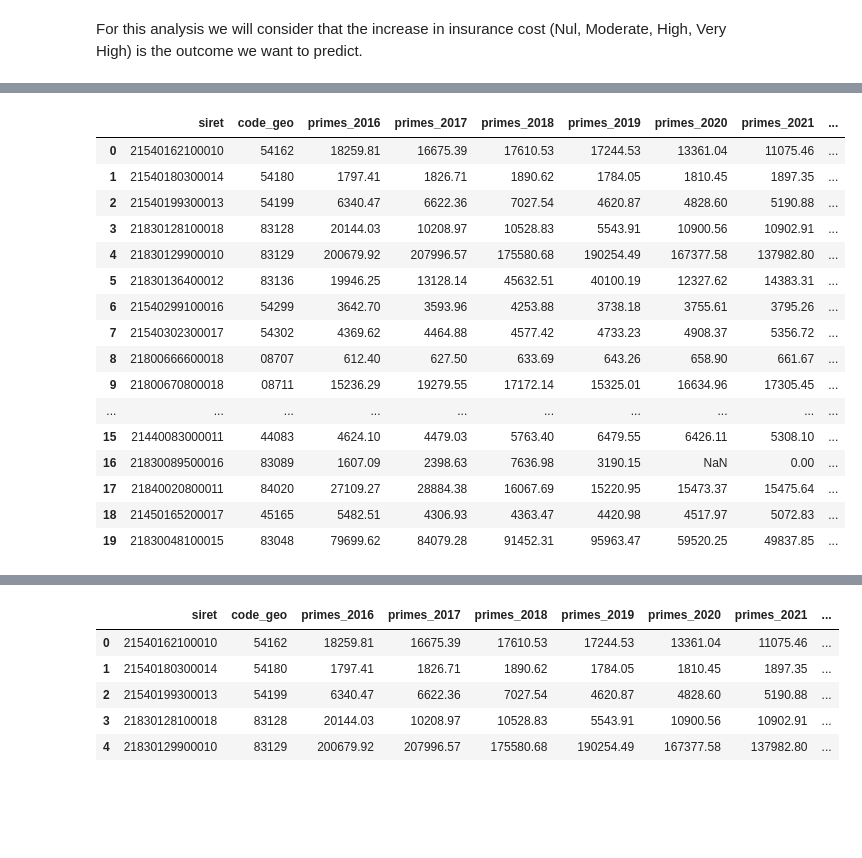
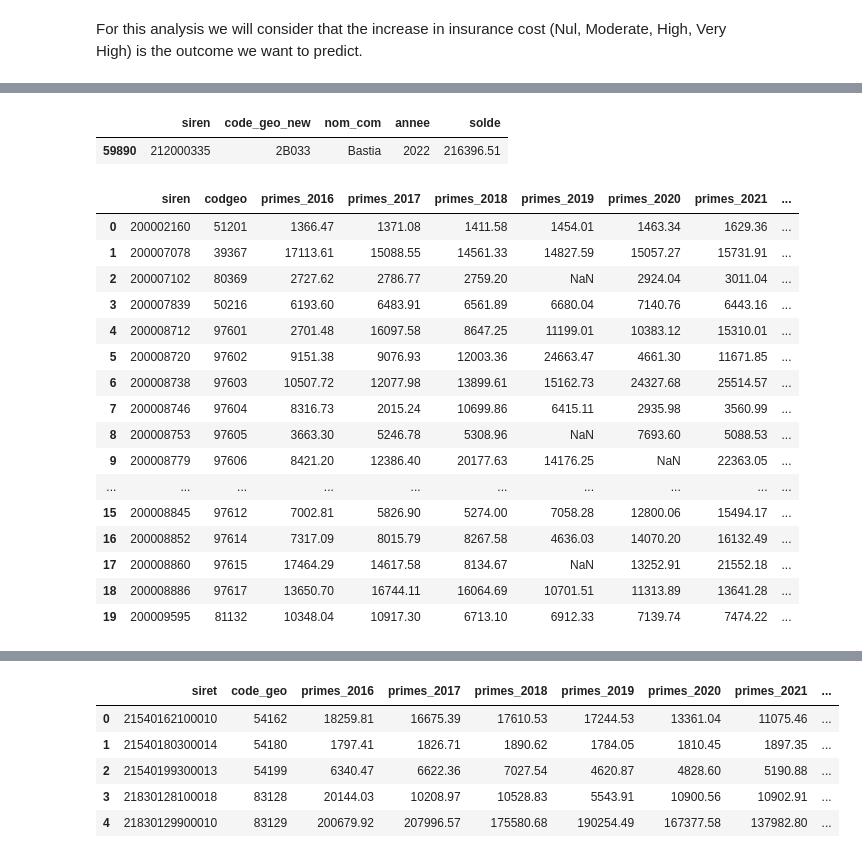
Before and after one commit to dataforgoodfr/14_PrixChangementClimatique, a Jupyter notebook: data/exploration/corr_jacques.ipynb, the cells around one changed output, grey strips where cells are left out. Drawn from its saved outputs; the diff is of its cells as text; code cells hidden in the pictures; blank space fills up the shorter version.

Commit message:
Première passe sur le scoring + fixes du dataset des primes

```diff
--- a/data/exploration/corr_jacques.ipynb
+++ b/data/exploration/corr_jacques.ipynb
@@ -21,12 +21,16 @@ pd.set_option(
 We load what we believe are meaningful communes socio-economic-risk factors
 # %%
 # ODIS_DUCKDB_FILE = "odis.duckdb"
-def open_duckdb():
+def run_duckdb_query(q):
     PCC_DUCKDB_FILE = "dev.duckdb"
 
     con = duckdb.connect(database=PCC_DUCKDB_FILE, read_only=True)
     con.sql(f"ATTACH '{PCC_DUCKDB_FILE}' AS pcc;")
-    return con
+    res = con.sql(q)
+    df = res.df()
+    con.close()
+
+    return df
 
 def close_duckdb(con):
     con.close()
@@ -77,15 +71,21 @@ primes_com.head()
 close_duckdb(con)
 # %%
 # We keep only the 6161 Multirisques insurance cost (6168 is for « Autres assurances » )
-primes_com = primes_com[primes_com.compte == 6161]
-primes_com = primes_com[primes_com.code_insee != 'emp']
+primes_com_clean = primes_com[primes_com.compte == 6161]
+primes_com_clean = primes_com_clean[primes_com_clean.code_insee != 'emp']
 
-# Cleaning up the code_geo column to join
-primes_com['code_departement'] = primes_com['code_departement'].str.replace('0', '').str.zfill(2)
-primes_com['code_insee'] = primes_com.apply(
-    lambda x: str(x['code_insee']).zfill(3) if len(x['code_departement']) == 2 else str(x['code_insee']).zfill(2),
-    axis=1
-)
-primes_com['code_geo'] = primes_com['code_departement'] + primes_com['code_insee']
-primes_com.head()
+# primes_com_clean['code_departement'] = primes_com_clean['code_departement'].str.replace('0', '').str.zfill(2)
+
+# primes_com_clean['code_insee'] = primes_com_clean.apply(
+#     lambda x: str(x['code_insee']).zfill(3) if len(x['code_departement']) == 2 else str(x['code_insee']).zfill(2),
+#     axis=1
+# )
+# primes_com_clean['code_geo_new'] = primes_com_clean['code_departement'] + primes_com_clean['code_insee']
+
+# Si la région est 94 alors le c'est la corse et l'on doit avoir 2A our 2B selon le siren
+primes_com_clean['code_geo_new'] = np.where(primes_com_clean['code_geo_from_siren'].isna(), primes_com_clean['code_geo'], primes_com_clean['code_geo_from_siren'])
+
+primes_com_clean = primes_com_clean[['code_geo_new', 'siren','nom_com', 'annee', 'solde']].groupby(['siren', 'code_geo_new', 'nom_com', 'annee']).sum().reset_index()
+
+primes_com_clean.head()
 # %% [output]
@@ -98,35 +98,42 @@ primes_com.head()
+# %%
+# primes_com[(primes_com.code_geo == '02033') & (primes_com.annee == 2022)]
+# primes_com[(primes_com.nom_com == 'Bastia') & (primes_com.annee == 2022)]
+primes_com_clean[(primes_com_clean.code_geo_new == '2B033') & (primes_com_clean.annee == 2022)]
+# %% [output]
+|  | siren | code_geo_new | nom_com | annee | solde |
+| 59890 | 212000335 | 2B033 | Bastia | 2022 | 216396.51 |
 # %%
 # We want to flatten the dataframe to get all years in a single row
-annees_dispo = sorted(primes_com.annee.unique().tolist())
+annees_dispo = sorted(primes_com_clean.annee.unique().tolist())
 
 # We pick all the communes that still existed in 2024 as a base
-primes_com_flat = primes_com[primes_com.annee == max(annees_dispo)][['siret', 'code_geo']]
+primes_com_flat = primes_com_clean[primes_com_clean.annee == max(annees_dispo)][['siren', 'code_geo_new']]
 
 # We self join for each year
 for year in annees_dispo:
     if year >= 2016: # It seems we don't have data for the communes before 2016 (at least not based on siret)
-        primes_com_flat = primes_com_flat.merge(primes_com[primes_com.annee == year][['siret', 'solde_debiteur']], on='siret', how='left').rename(columns={'solde_debiteur': f'primes_{year}'})
+        primes_com_flat = primes_com_flat.merge(primes_com_clean[primes_com_clean.annee == year][['siren', 'solde']], on='siren', how='left').rename(columns={'solde': f'primes_{year}', 'code_geo_new':'codgeo'})
 
 # primes_com_flat['evol_17-24'] = (primes_com_flat['primes_2024'] - primes_com_flat['primes_2017'])/(primes_com_flat['primes_2017'])
 primes_com_flat.head(20)
 # %% [output]
-|  | siret | code_geo | primes_2016 | primes_2017 | primes_2018 | primes_2019 | primes_2020 | primes_2021 | ... |
-| 0 | 21540162100010 | 54162 | 18259.81 | 16675.39 | 17610.53 | 17244.53 | 13361.04 | 11075.46 | ... |
-| 1 | 21540180300014 | 54180 | 1797.41 | 1826.71 | 1890.62 | 1784.05 | 1810.45 | 1897.35 | ... |
-| 2 | 21540199300013 | 54199 | 6340.47 | 6622.36 | 7027.54 | 4620.87 | 4828.60 | 5190.88 | ... |
-| 3 | 21830128100018 | 83128 | 20144.03 | 10208.97 | 10528.83 | 5543.91 | 10900.56 | 10902.91 | ... |
-| 4 | 21830129900010 | 83129 | 200679.92 | 207996.57 | 175580.68 | 190254.49 | 167377.58 | 137982.80 | ... |
-| 5 | 21830136400012 | 83136 | 19946.25 | 13128.14 | 45632.51 | 40100.19 | 12327.62 | 14383.31 | ... |
-| 6 | 21540299100016 | 54299 | 3642.70 | 3593.96 | 4253.88 | 3738.18 | 3755.61 | 3795.26 | ... |
-| 7 | 21540302300017 | 54302 | 4369.62 | 4464.88 | 4577.42 | 4733.23 | 4908.37 | 5356.72 | ... |
-| 8 | 21800666600018 | 08707 | 612.40 | 627.50 | 633.69 | 643.26 | 658.90 | 661.67 | ... |
-| 9 | 21800670800018 | 08711 | 15236.29 | 19279.55 | 17172.14 | 15325.01 | 16634.96 | 17305.45 | ... |
+|  | siren | codgeo | primes_2016 | primes_2017 | primes_2018 | primes_2019 | primes_2020 | primes_2021 | ... |
+| 0 | 200002160 | 51201 | 1366.47 | 1371.08 | 1411.58 | 1454.01 | 1463.34 | 1629.36 | ... |
+| 1 | 200007078 | 39367 | 17113.61 | 15088.55 | 14561.33 | 14827.59 | 15057.27 | 15731.91 | ... |
+| 2 | 200007102 | 80369 | 2727.62 | 2786.77 | 2759.20 | NaN | 2924.04 | 3011.04 | ... |
+| 3 | 200007839 | 50216 | 6193.60 | 6483.91 | 6561.89 | 6680.04 | 7140.76 | 6443.16 | ... |
+| 4 | 200008712 | 97601 | 2701.48 | 16097.58 | 8647.25 | 11199.01 | 10383.12 | 15310.01 | ... |
+| 5 | 200008720 | 97602 | 9151.38 | 9076.93 | 12003.36 | 24663.47 | 4661.30 | 11671.85 | ... |
+| 6 | 200008738 | 97603 | 10507.72 | 12077.98 | 13899.61 | 15162.73 | 24327.68 | 25514.57 | ... |
+| 7 | 200008746 | 97604 | 8316.73 | 2015.24 | 10699.86 | 6415.11 | 2935.98 | 3560.99 | ... |
+| 8 | 200008753 | 97605 | 3663.30 | 5246.78 | 5308.96 | NaN | 7693.60 | 5088.53 | ... |
+| 9 | 200008779 | 97606 | 8421.20 | 12386.40 | 20177.63 | 14176.25 | NaN | 22363.05 | ... |
 | ... | ... | ... | ... | ... | ... | ... | ... | ... | ... |
-| 15 | 21440083000011 | 44083 | 4624.10 | 4479.03 | 5763.40 | 6479.55 | 6426.11 | 5308.10 | ... |
-| 16 | 21830089500016 | 83089 | 1607.09 | 2398.63 | 7636.98 | 3190.15 | NaN | 0.00 | ... |
-| 17 | 21840020800011 | 84020 | 27109.27 | 28884.38 | 16067.69 | 15220.95 | 15473.37 | 15475.64 | ... |
-| 18 | 21450165200017 | 45165 | 5482.51 | 4306.93 | 4363.47 | 4420.98 | 4517.97 | 5072.83 | ... |
-| 19 | 21830048100015 | 83048 | 79699.62 | 84079.28 | 91452.31 | 95963.47 | 59520.25 | 49837.85 | ... |
+| 15 | 200008845 | 97612 | 7002.81 | 5826.90 | 5274.00 | 7058.28 | 12800.06 | 15494.17 | ... |
+| 16 | 200008852 | 97614 | 7317.09 | 8015.79 | 8267.58 | 4636.03 | 14070.20 | 16132.49 | ... |
+| 17 | 200008860 | 97615 | 17464.29 | 14617.58 | 8134.67 | NaN | 13252.91 | 21552.18 | ... |
+| 18 | 200008886 | 97617 | 13650.70 | 16744.11 | 16064.69 | 10701.51 | 11313.89 | 13641.28 | ... |
+| 19 | 200009595 | 81132 | 10348.04 | 10917.30 | 6713.10 | 6912.33 | 7139.74 | 7474.22 | ... |
 # %%
 primes_com_flat.describe()
 # %% [output]
```
Also changed, not shown: parts of 4 cells of this notebook, 2 other files.
